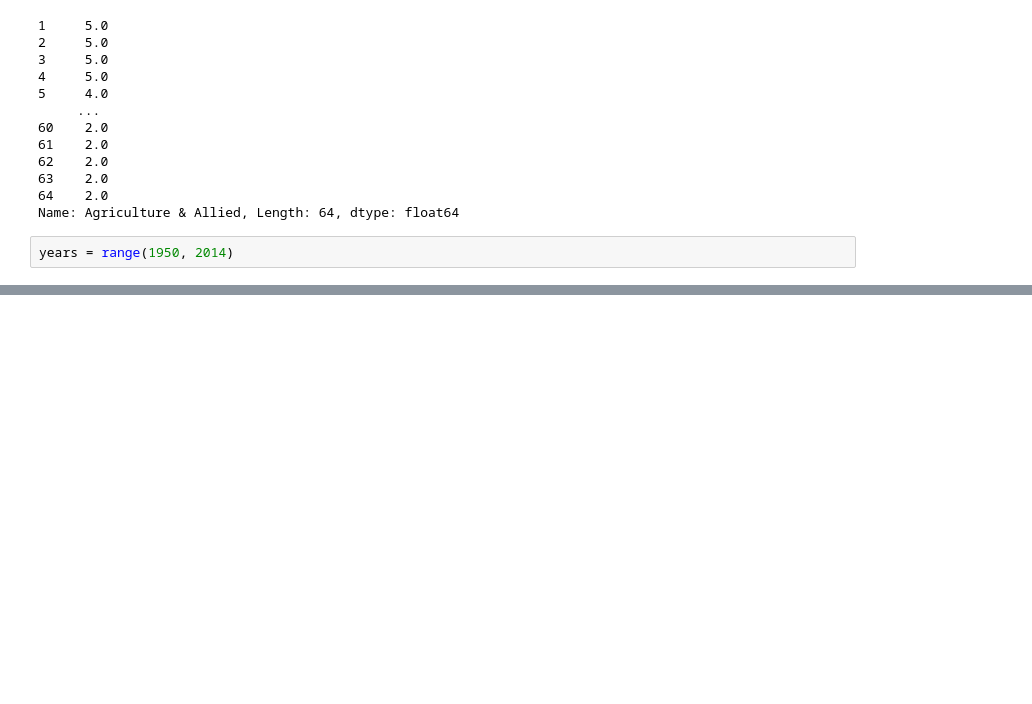
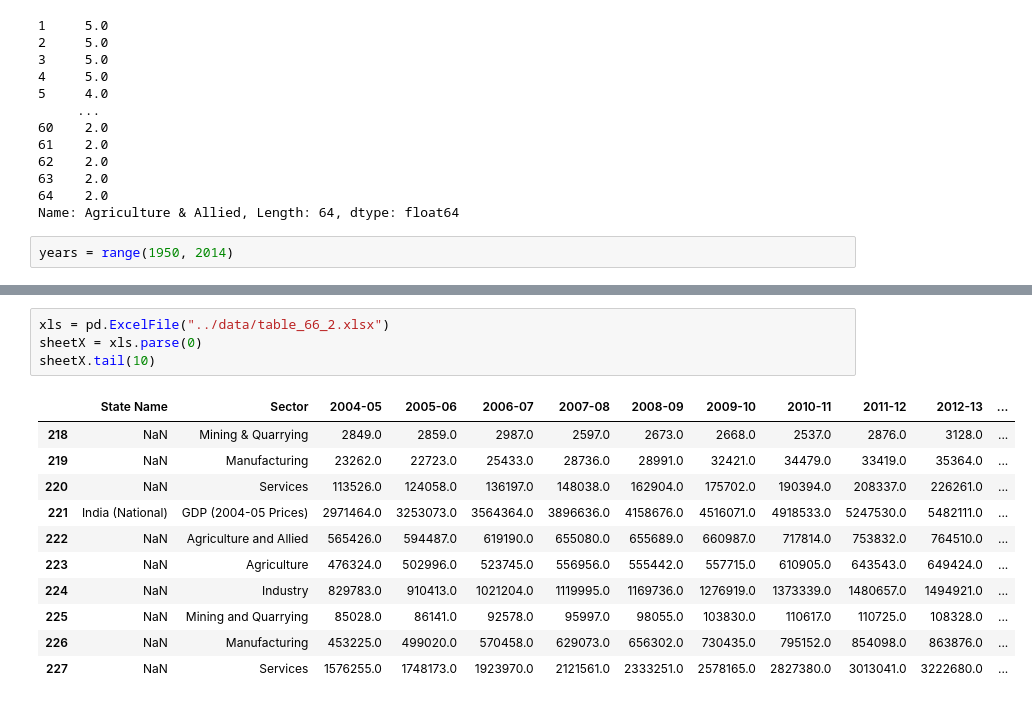
Before and after one commit to zubairabid/Semester5, a Jupyter notebook: History/Project/code/Untitled.ipynb, the cells around one changed output, grey strips where cells are left out. Drawn from its saved outputs; the diff is of its cells as text; blank space fills up the shorter version.

```diff
--- a/History/Project/code/Untitled.ipynb
+++ b/History/Project/code/Untitled.ipynb
@@ -96,0 +97,16 @@ plt.savefig('gdpf.png')
+# %%
+xls = pd.ExcelFile("../data/table_66_2.xlsx")
+sheetX = xls.parse(0)
+sheetX.tail(10)
+# %% [output]
+|  | State Name | Sector | 2004-05 | 2005-06 | 2006-07 | 2007-08 | 2008-09 | 2009-10 | 2010-11 | 2011-12 | 2012-13 | ... |
+| 218 | NaN | Mining & Quarrying | 2849.0 | 2859.0 | 2987.0 | 2597.0 | 2673.0 | 2668.0 | 2537.0 | 2876.0 | 3128.0 | ... |
+| 219 | NaN | Manufacturing | 23262.0 | 22723.0 | 25433.0 | 28736.0 | 28991.0 | 32421.0 | 34479.0 | 33419.0 | 35364.0 | ... |
+| 220 | NaN | Services | 113526.0 | 124058.0 | 136197.0 | 148038.0 | 162904.0 | 175702.0 | 190394.0 | 208337.0 | 226261.0 | ... |
+| 221 | India (National) | GDP (2004-05 Prices) | 2971464.0 | 3253073.0 | 3564364.0 | 3896636.0 | 4158676.0 | 4516071.0 | 4918533.0 | 5247530.0 | 5482111.0 | ... |
+| 222 | NaN | Agriculture and Allied | 565426.0 | 594487.0 | 619190.0 | 655080.0 | 655689.0 | 660987.0 | 717814.0 | 753832.0 | 764510.0 | ... |
+| 223 | NaN | Agriculture | 476324.0 | 502996.0 | 523745.0 | 556956.0 | 555442.0 | 557715.0 | 610905.0 | 643543.0 | 649424.0 | ... |
+| 224 | NaN | Industry | 829783.0 | 910413.0 | 1021204.0 | 1119995.0 | 1169736.0 | 1276919.0 | 1373339.0 | 1480657.0 | 1494921.0 | ... |
+| 225 | NaN | Mining and Quarrying | 85028.0 | 86141.0 | 92578.0 | 95997.0 | 98055.0 | 103830.0 | 110617.0 | 110725.0 | 108328.0 | ... |
+| 226 | NaN | Manufacturing | 453225.0 | 499020.0 | 570458.0 | 629073.0 | 656302.0 | 730435.0 | 795152.0 | 854098.0 | 863876.0 | ... |
+| 227 | NaN | Services | 1576255.0 | 1748173.0 | 1923970.0 | 2121561.0 | 2333251.0 | 2578165.0 | 2827380.0 | 3013041.0 | 3222680.0 | ... |
```
Also changed, not shown: parts of 19 cells of this notebook, 9 other files.
